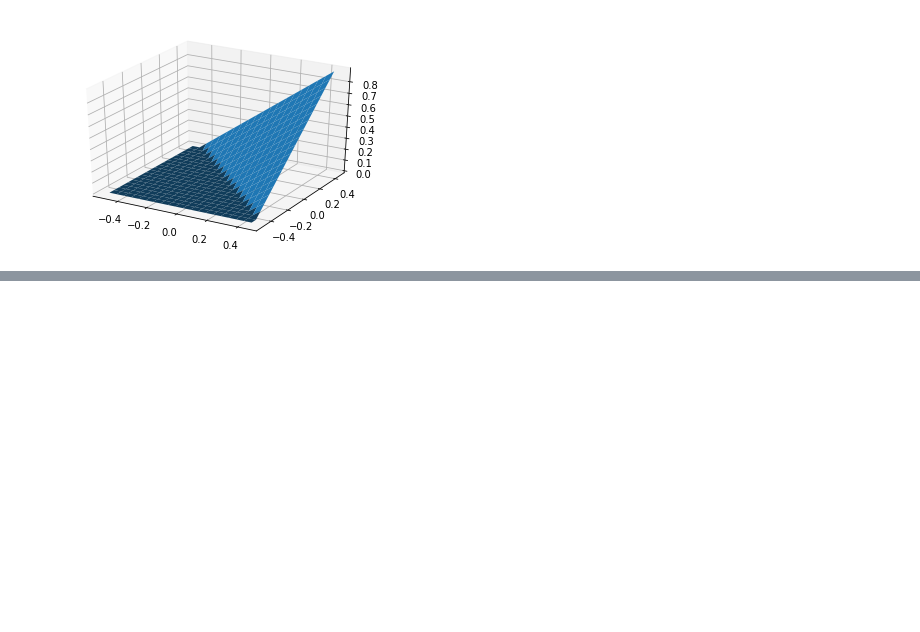
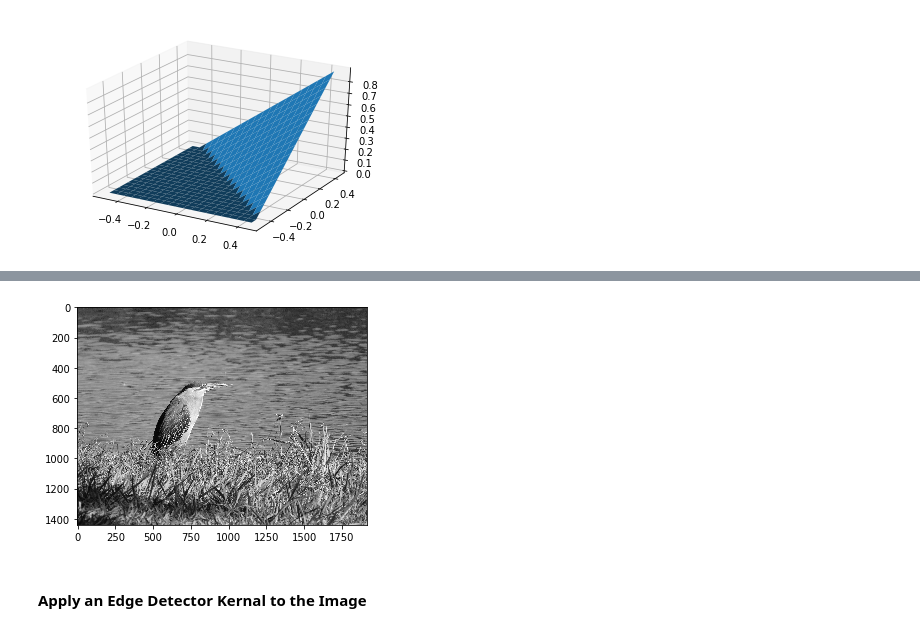
Before and after one commit to nabeelvalley/docs, a Jupyter notebook: dsx-with-python/notebooks/deep-learning-with-tensorflow.ipynb, the cells around one changed output, grey strips where cells are left out. Saved outputs shown, nothing was run; the diff lists cells and outputs as text; code cells hidden in the pictures; blank space fills up the shorter version.

```diff
--- a/dsx-with-python/notebooks/deep-learning-with-tensorflow.ipynb
+++ b/dsx-with-python/notebooks/deep-learning-with-tensorflow.ipynb
@@ -795,0 +1137,5 @@ sess.close()
+# %%
+with Image.open('bird.jpg') as image:
+    image_bw = image.convert('L')
+
+print('image_bw\n', image_bw)
@@ -795,0 +1147,3 @@ sess.close()
+# %%
+image_array = np.asarray(image_bw)
+print('image_array\n', image_array)
@@ -795,0 +1159,8 @@ sess.close()
+# %%
+image_plot = plt.imshow(image_array)
+image_plot.set_cmap('gray')
+plt.show(image_plot)
+# %% [output]
+[figure, added]
+# %% [markdown]
+#### Apply an Edge Detector Kernal to the Image
```
Also changed, not shown: parts of 54 cells of this notebook.
